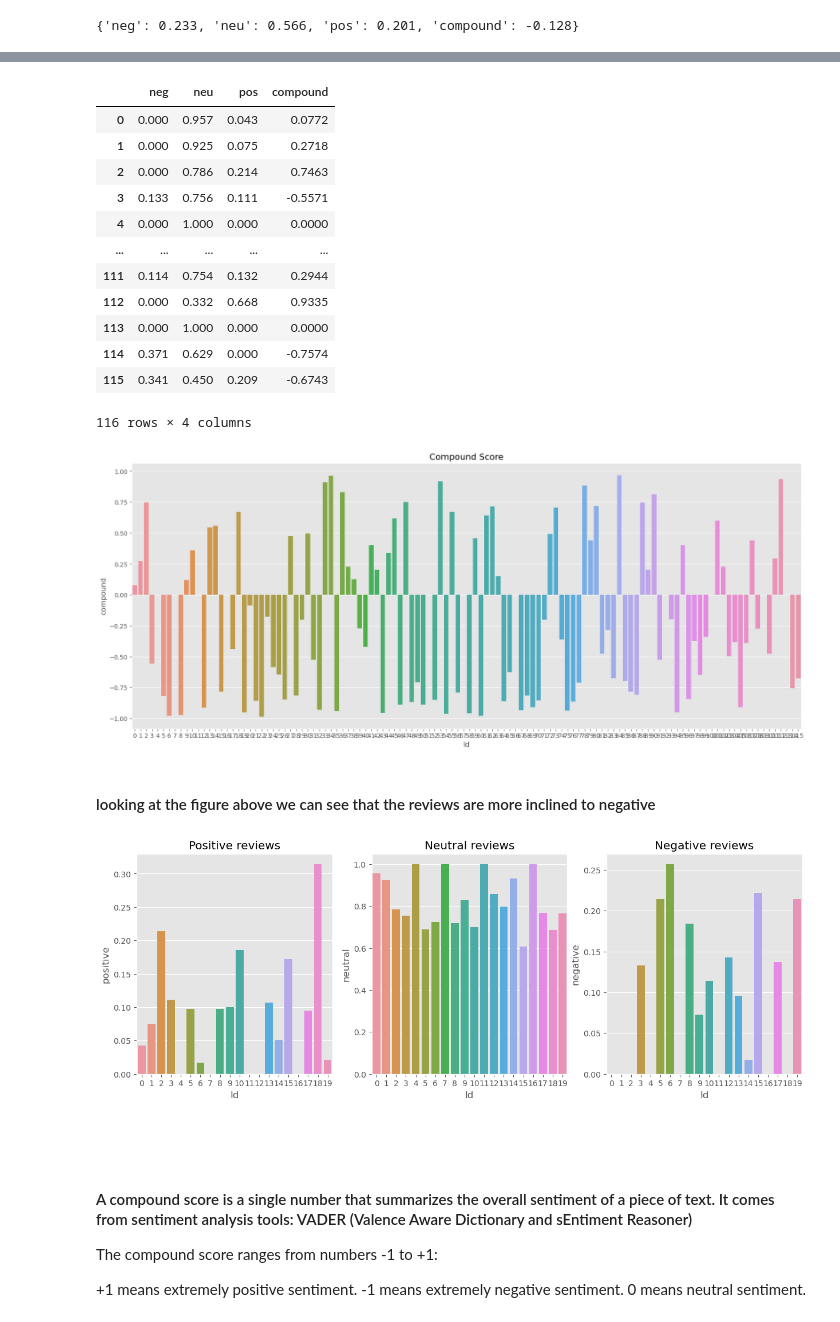
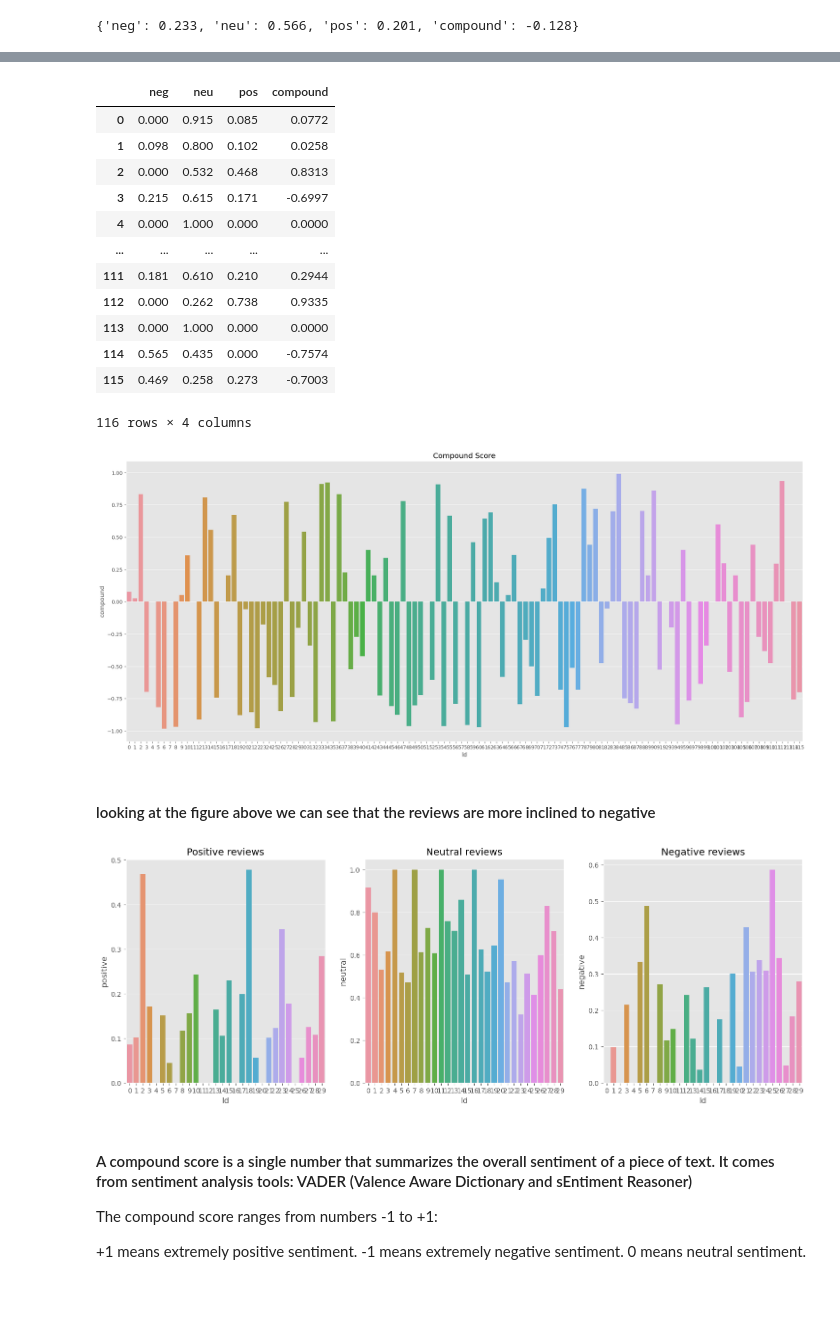
Before and after one commit to Graciele89/UCD_MachineLearning, a Jupyter notebook: Sentimental_analysis_Reddit.ipynb, the cells around one changed output, grey strips where cells are left out. Drawn from its saved outputs; the diff is of its cells as text; code cells hidden in the pictures; blank space fills up the shorter version.

```diff
--- a/Sentimental_analysis_Reddit.ipynb
+++ b/Sentimental_analysis_Reddit.ipynb
@@ -212,0 +213,10 @@ True
+# %%
+stop_words = set(stopwords.words('english')) # set the language for the analysed text
+# %%
+# create a Function to remove the stopwords from a sentence
+def remove_stopwords(text):
+    word_tokens = word_tokenize(text)  # Tokenize the sentence
+    filtered_sentence = [word for word in word_tokens if word.lower() not in stop_words]
+    return ' '.join(filtered_sentence)  # Rejoin the filtered words back into a sentence
+# %%
+ie_health_system_comments_df['cleaned_comments'] = ie_health_system_comments_df['Comment Body'].apply(remove_stopwords)
@@ -220,10 +251,10 @@ sia.polarity_scores("Pretty much every one you'll speak to has a hse horror stor
 # %% [output]
 {'neg': 0.233, 'neu': 0.566, 'pos': 0.201, 'compound': -0.128}
 # %%
-# run in the entire dataset using a loop
+# run in the entire dataset using a loop to get the sia polarity score
 res = {}
 for i, row in tqdm(ie_health_system_comments_df.iterrows(), total=len(ie_health_system_comments_df)):
-    text = row['Comment Body']
+    text = row['cleaned_comments']
     id = row['Id']
     res[id] = sia.polarity_scores(text)
 # %%
@@ -249,18 +280,18 @@ res
 # %%
-pd.DataFrame(res).T
+pd.DataFrame(res).T   # transpose the datset
 # %% [output]
 |  | neg | neu | pos | compound |
-| 0 | 0.000 | 0.957 | 0.043 | 0.0772 |
-| 1 | 0.000 | 0.925 | 0.075 | 0.2718 |
-| 2 | 0.000 | 0.786 | 0.214 | 0.7463 |
-| 3 | 0.133 | 0.756 | 0.111 | -0.5571 |
+| 0 | 0.000 | 0.915 | 0.085 | 0.0772 |
+| 1 | 0.098 | 0.800 | 0.102 | 0.0258 |
+| 2 | 0.000 | 0.532 | 0.468 | 0.8313 |
+| 3 | 0.215 | 0.615 | 0.171 | -0.6997 |
 | 4 | 0.000 | 1.000 | 0.000 | 0.0000 |
 | ... | ... | ... | ... | ... |
-| 111 | 0.114 | 0.754 | 0.132 | 0.2944 |
-| 112 | 0.000 | 0.332 | 0.668 | 0.9335 |
+| 111 | 0.181 | 0.610 | 0.210 | 0.2944 |
+| 112 | 0.000 | 0.262 | 0.738 | 0.9335 |
 | 113 | 0.000 | 1.000 | 0.000 | 0.0000 |
-| 114 | 0.371 | 0.629 | 0.000 | -0.7574 |
-| 115 | 0.341 | 0.450 | 0.209 | -0.6743 |
+| 114 | 0.565 | 0.435 | 0.000 | -0.7574 |
+| 115 | 0.469 | 0.258 | 0.273 | -0.7003 |
 116 rows × 4 columns
 # %%
 # transform the res into a dataframe, t = transpose it, and use the reset index function , rename columns
@@ -273,28 +304,29 @@ import seaborn as sns
 
 plt.style.use('ggplot')
 # %%
-plt.figure(figsize=(20, 8))
+plt.figure(figsize=(24, 10))
 ax = sns.barplot(data=vaders.head(116), x='Id', y='compound')
 ax.set_title('Compound Score')
 plt.show()
 # %% [output]
-[figure, old version]
+[figure, new version]
 # %% [markdown]
 #### looking at the figure above we can see that the reviews are more inclined to negative
 # %%
 # you can also visualize them separatly
-fig, axs = plt.subplots(1, 3, figsize=(15, 5))
-sns.barplot(data=vaders.head(20), x= 'Id', y='positive', ax=axs[0])
-sns.barplot(data=vaders.head(20), x= 'Id', y='neutral', ax=axs[1])
-sns.barplot(data=vaders.head(20), x= 'Id', y='negative', ax=axs[2])
+fig, axs = plt.subplots(1, 3, figsize=(18, 6))
+sns.barplot(data=vaders.head(30), x= 'Id', y='positive', ax=axs[0])
+sns.barplot(data=vaders.head(30), x= 'Id', y='neutral', ax=axs[1])
+sns.barplot(data=vaders.head(30), x= 'Id', y='negative', ax=axs[2])
+# sns.barplot(data=vaders.iloc[:40], x='Id', y='positive', ax=axs[0]) # i can use iloc to select data to show as well
+# axs[0].set_title('Positive reviews (First 40 rows)')
+
 axs[0].set_title('Positive reviews')
 axs[1].set_title('Neutral reviews')
 axs[2].set_title('Negative reviews')
 plt.show()
 # %% [output]
-[figure, old version]
+[figure, new version]
-# %% [markdown]
-####
 # %% [markdown]
 #### A compound score is a single number that summarizes the overall sentiment of a piece of text. It comes from sentiment analysis tools: VADER (Valence Aware Dictionary and sEntiment Reasoner)
 The compound score ranges from numbers -1 to +1:
```
Also changed, not shown: parts of 13 cells of this notebook, 1 other file.
